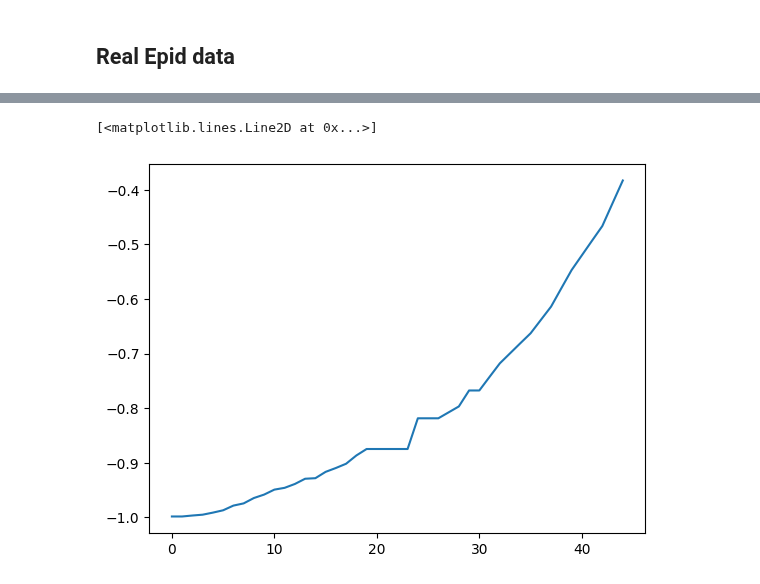
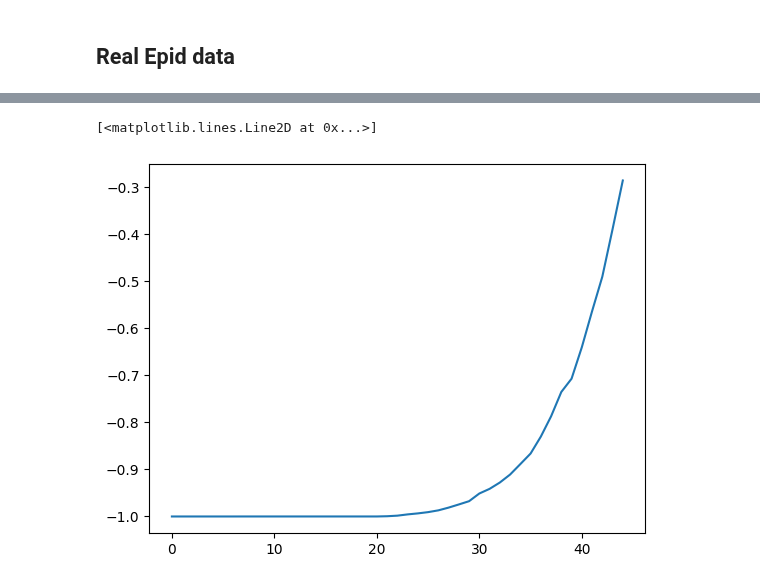
Before and after one commit to riccardocappi/Kan-for-Interpretable-Graph-Dynamics, a Jupyter notebook: two_step_sindy.ipynb, the cells around one changed output, grey strips where cells are left out. Drawn from its saved outputs; the diff is of its cells as text; code cells hidden in the pictures.

```diff
--- a/two_step_sindy.ipynb
+++ b/two_step_sindy.ipynb
@@ -289,10 +285,10 @@ covid_ts = real_epid_data.raw_data_sampled[0].detach().cpu().numpy()
 # %%
 import matplotlib.pyplot as plt
 # %%
-plt.plot(covid_ts[:, countries_dict['Canada'], :])
+plt.plot(covid_ts[:, countries_dict['Italy'], :])
 # %% [output]
 [<matplotlib.lines.Line2D at 0x...>]
-[figure, old version]
+[figure, new version]
 # %%
 raw_data = real_epid_data.raw_data_sampled.cpu().detach().numpy() # shape: (ics, time_steps, n_nodes, 1)
 time = real_epid_data.t_sampled
```
Also changed, not shown: parts of 2 cells of this notebook, 9 other files.
